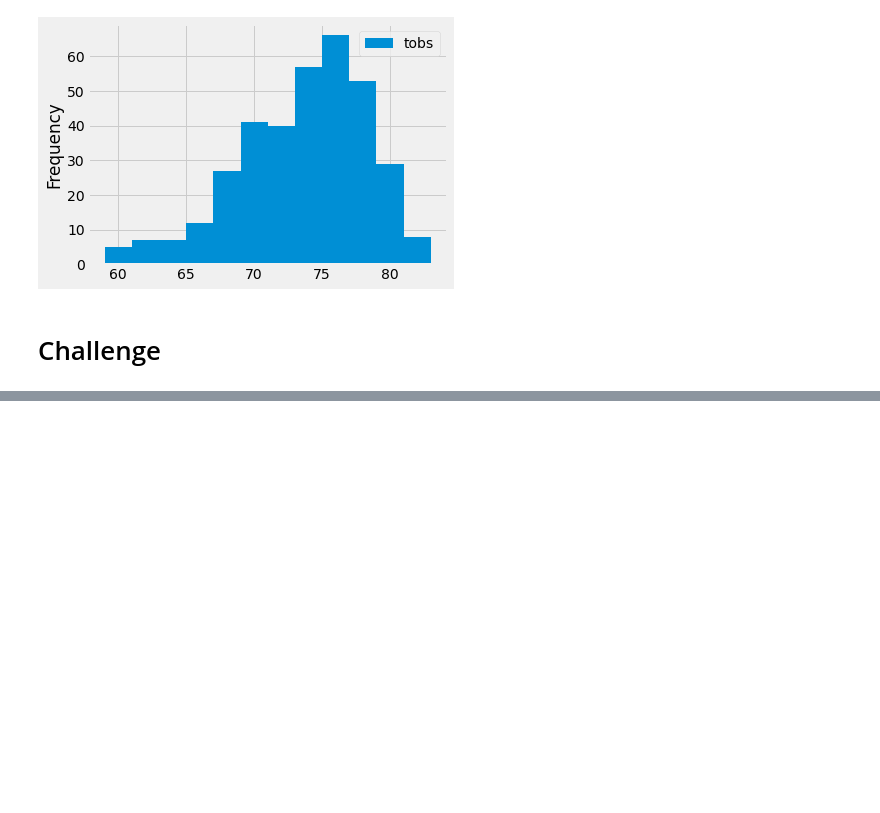
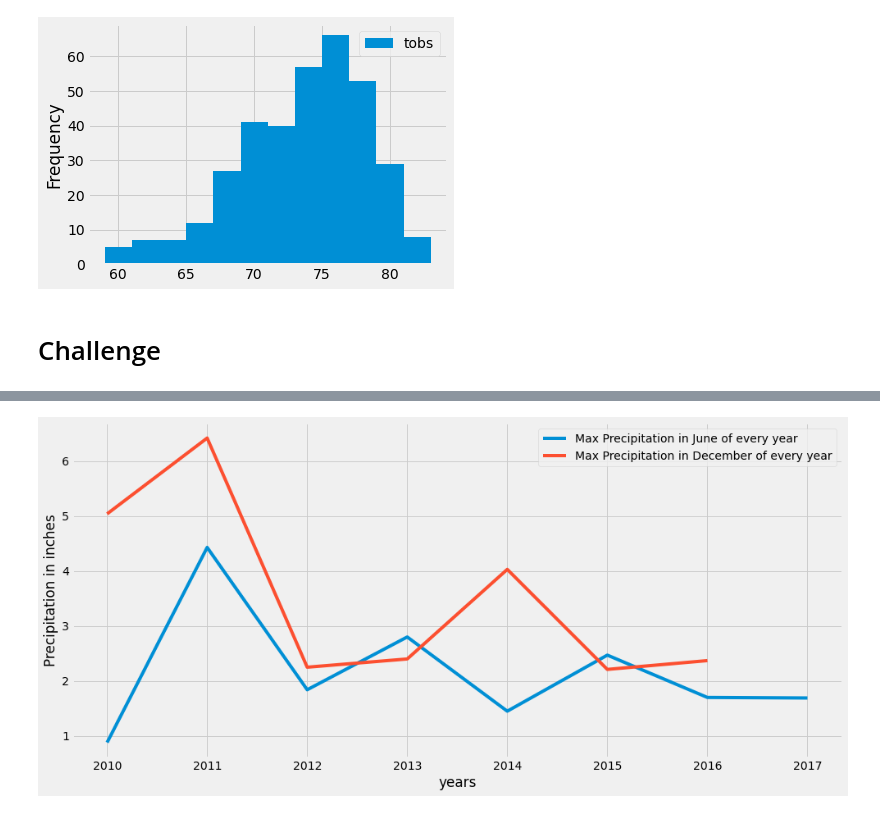
Before and after one commit to Nethra3698/surfs_up, a Jupyter notebook: climate_analysis.ipynb, the cells around one changed output, grey strips where cells are left out. Saved outputs shown, nothing was run; the diff lists cells and outputs as text; code cells hidden in the pictures; blank space fills up the shorter version.

```diff
--- a/climate_analysis.ipynb
+++ b/climate_analysis.ipynb
@@ -113,0 +174,10 @@ plt.tight_layout()
+# %%
+plt.figure(figsize=(15,7))
+plt.plot(years,juneprcpmax,label="Max Precipitation in June of every year")
+plt.plot(years,decprcpmax,label="Max Precipitation in December of every year")
+plt.xlabel('years')
+plt.ylabel('Precipitation in inches')
+plt.legend()
+plt.show()
+# %% [output]
+[figure, added]
```
Also changed, not shown: parts of 4 cells of this notebook, 4 other files.
